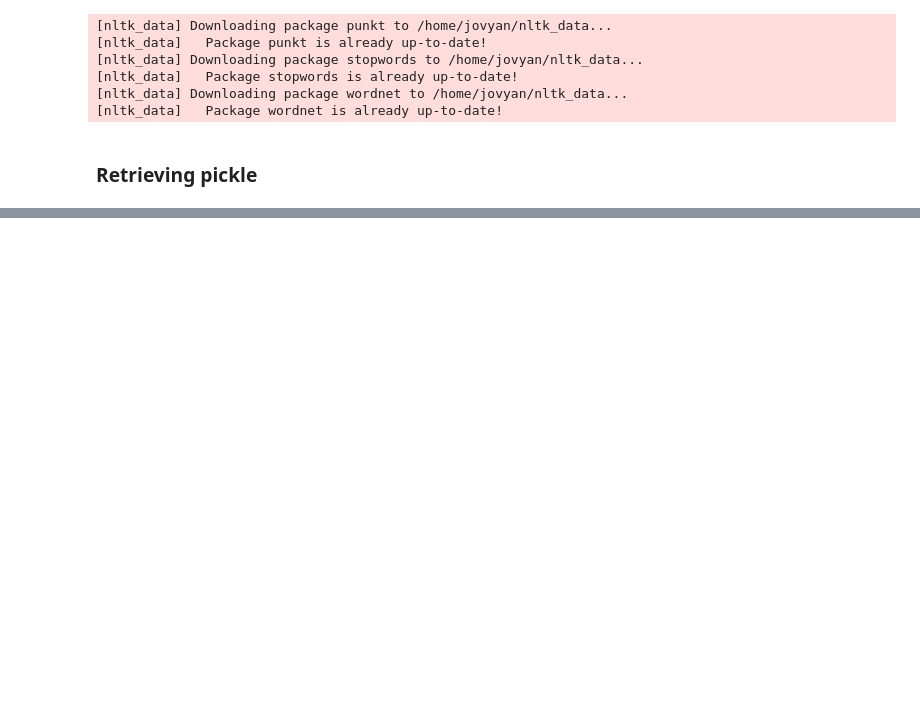
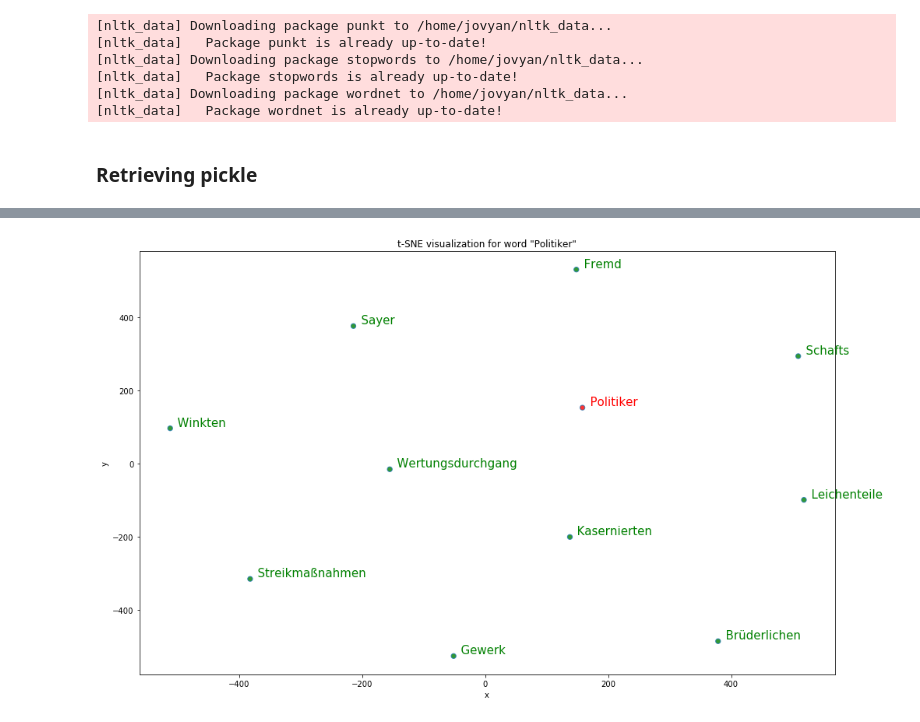
Before and after one commit to acdh-oeaw/AMC_Corpus_Biases, a Jupyter notebook: notebooks/3-building_test_model.ipynb, the cells around one changed output, grey strips where cells are left out. Cells and saved outputs as stored; diff of their text form; code cells hidden in the pictures; blank space fills up the shorter version.

```diff
--- a/notebooks/3-building_test_model.ipynb
+++ b/notebooks/3-building_test_model.ipynb
@@ -92,0 +88,11 @@ model_wv = Word2Vec(sentences=responses,
+# %%
+t0 = time.time()
+model_wv = Word2Vec(sentences=responses,
+                    size=embedding_size,
+                    window=window_size,
+                    min_count=min_word,
+                    sample=down_sampling,
+                    workers=-1,
+                    sg=1)
+
+print(f'{(time.time() - t0) / 60:.2f} min. processing time')
@@ -288,0 +325,5 @@ tsne_plot(for_word=word, w2v_model=model)
+# %%
+# tsne plot for top 10 similar words
+tsne_plot(for_word=word, w2v_model=model_wv)
+# %% [output]
+[figure, added]
```
Also changed, not shown: parts of 25 cells of this notebook, 2 other files.
